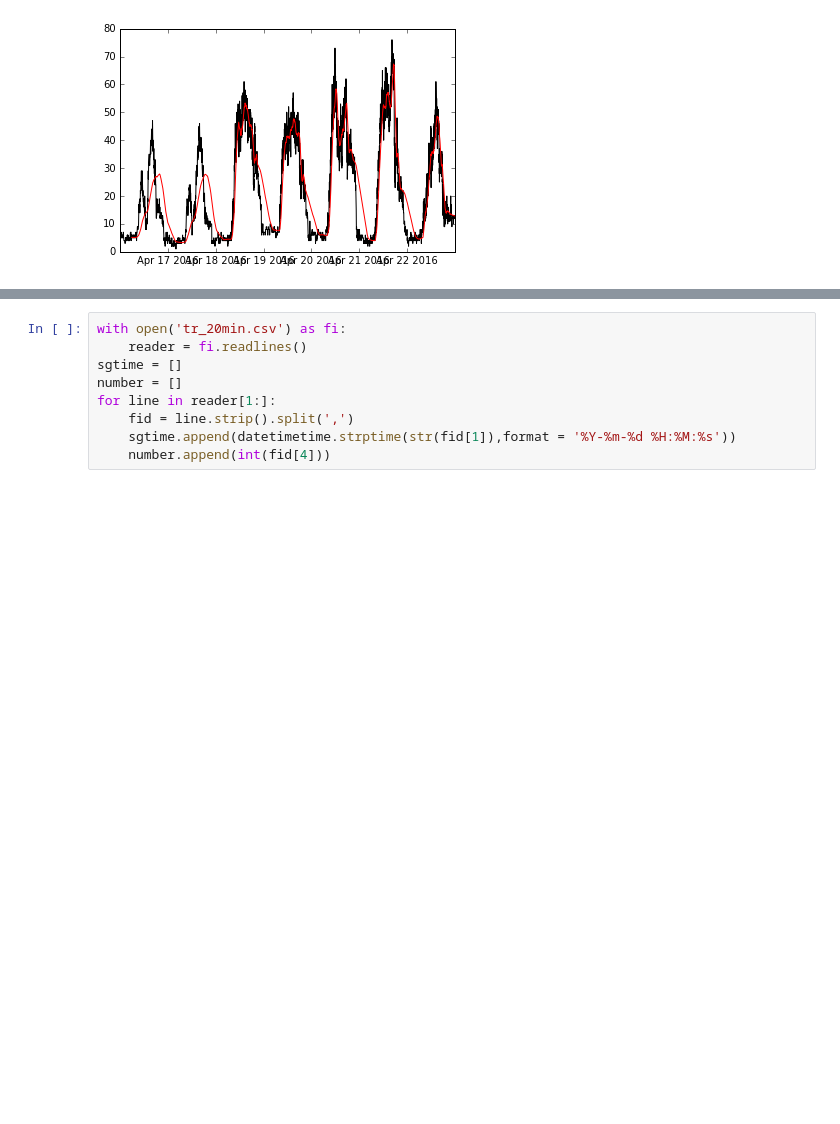
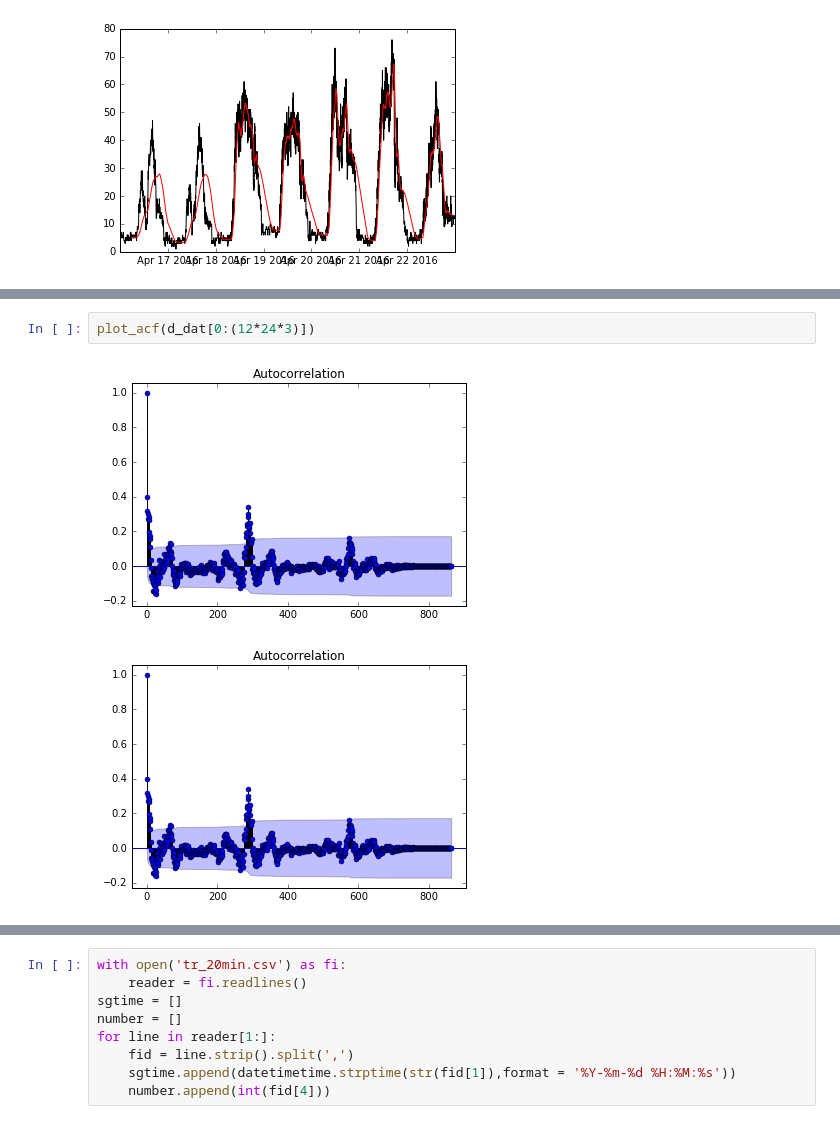
Before and after one commit to Ellen-Co2/ami_sg-work, a Jupyter notebook: canteen/canteens.ipynb, the cells around one changed output, grey strips where cells are left out. Saved outputs shown, nothing was run; the diff lists cells and outputs as text; blank space fills up the shorter version.

```diff
--- a/canteen/canteens.ipynb
+++ b/canteen/canteens.ipynb
@@ -174,0 +208,5 @@ plt.plot(smoth,'red')
+# %%
+plot_acf(d_dat[0:(12*24*3)])
+# %% [output]
+[figure, added]
+[figure, added]
```
Also changed, not shown: parts of 8 cells of this notebook, 4 other files.
